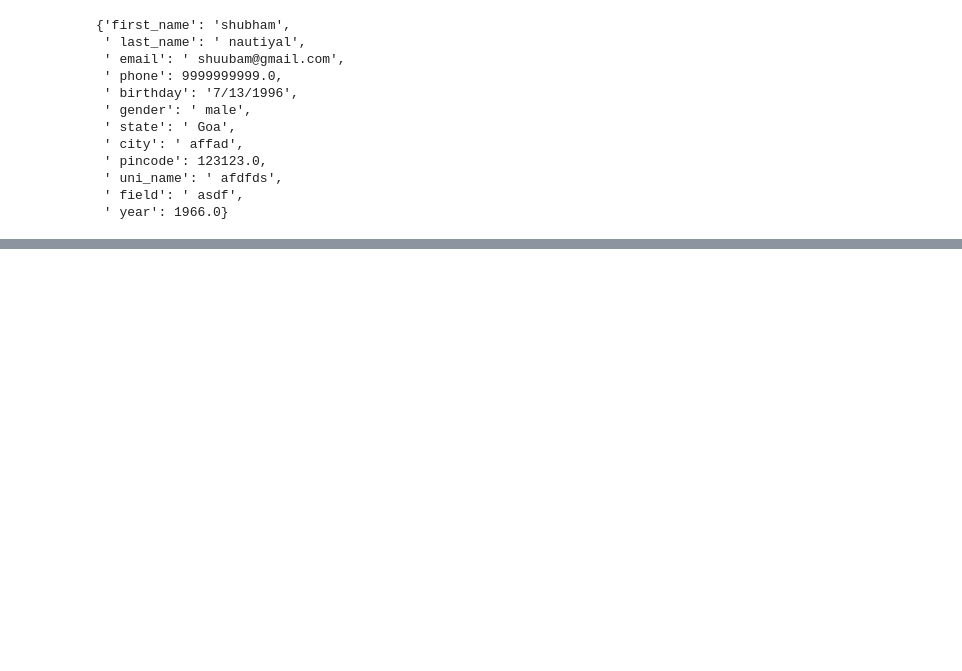
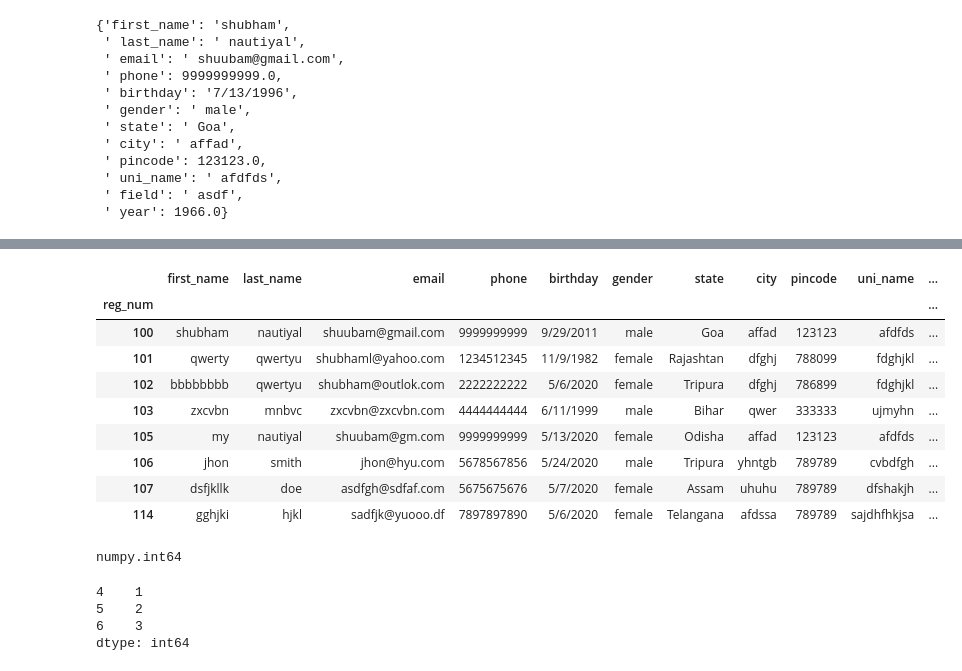
Before and after one commit to dumbPirate/student-registration, a Jupyter notebook: Untitled.ipynb, the cells around one changed output, grey strips where cells are left out. Drawn from its saved outputs; the diff is of its cells as text; code cells hidden in the pictures; blank space fills up the shorter version.

```diff
--- a/Untitled.ipynb
+++ b/Untitled.ipynb
@@ -74,0 +177,26 @@ print(df)
+# %%
+a = pd.read_csv("data.csv", index_col=0)
+# %%
+a
+# %% [output]
+|  | first_name | last_name | email | phone | birthday | gender | state | city | pincode | uni_name | ... |
+| reg_num |  |  |  |  |  |  |  |  |  |  | ... |
+| 100 | shubham | nautiyal | shuubam@gmail.com | 9999999999 | 9/29/2011 | male | Goa | affad | 123123 | afdfds | ... |
+| 101 | qwerty | qwertyu | shubhaml@yahoo.com | 1234512345 | 11/9/1982 | female | Rajashtan | dfghj | 788099 | fdghjkl | ... |
+| 102 | bbbbbbbb | qwertyu | shubham@outlok.com | 2222222222 | 5/6/2020 | female | Tripura | dfghj | 786899 | fdghjkl | ... |
+| 103 | zxcvbn | mnbvc | zxcvbn@zxcvbn.com | 4444444444 | 6/11/1999 | male | Bihar | qwer | 333333 | ujmyhn | ... |
+| 105 | my | nautiyal | shuubam@gm.com | 9999999999 | 5/13/2020 | female | Odisha | affad | 123123 | afdfds | ... |
+| 106 | jhon | smith | jhon@hyu.com | 5678567856 | 5/24/2020 | male | Tripura | yhntgb | 789789 | cvbdfgh | ... |
+| 107 | dsfjkllk | doe | asdfgh@sdfaf.com | 5675675676 | 5/7/2020 | female | Assam | uhuhu | 789789 | dfshakjh | ... |
+| 114 | gghjki | hjkl | sadfjk@yuooo.df | 7897897890 | 5/6/2020 | female | Telangana | afdssa | 789789 | sajdhfhkjsa | ... |
+# %%
+type(a.index[4])
+# %% [output]
+numpy.int64
+# %%
+pd.Series([1,2,3],[4,5,6])
+# %% [output]
+4    1
+5    2
+6    3
+dtype: int64
```
Also changed, not shown: parts of 17 cells of this notebook, 9 other files.
